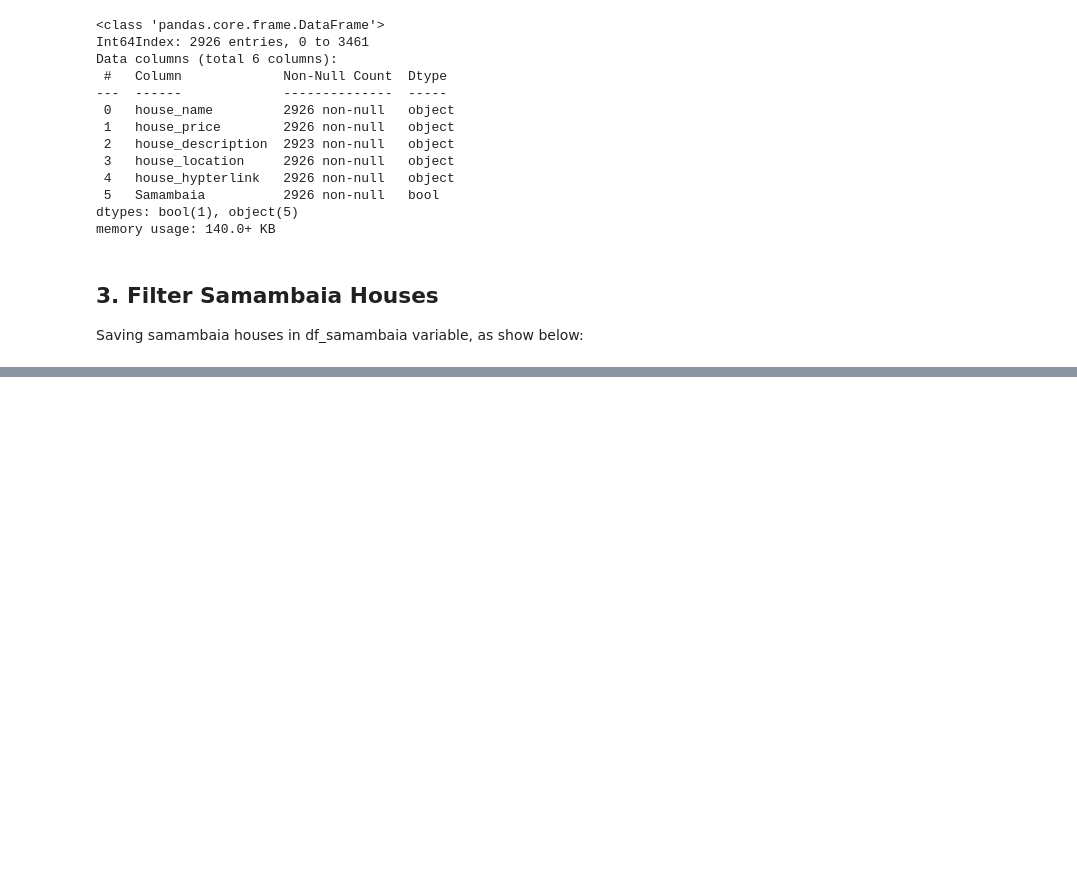
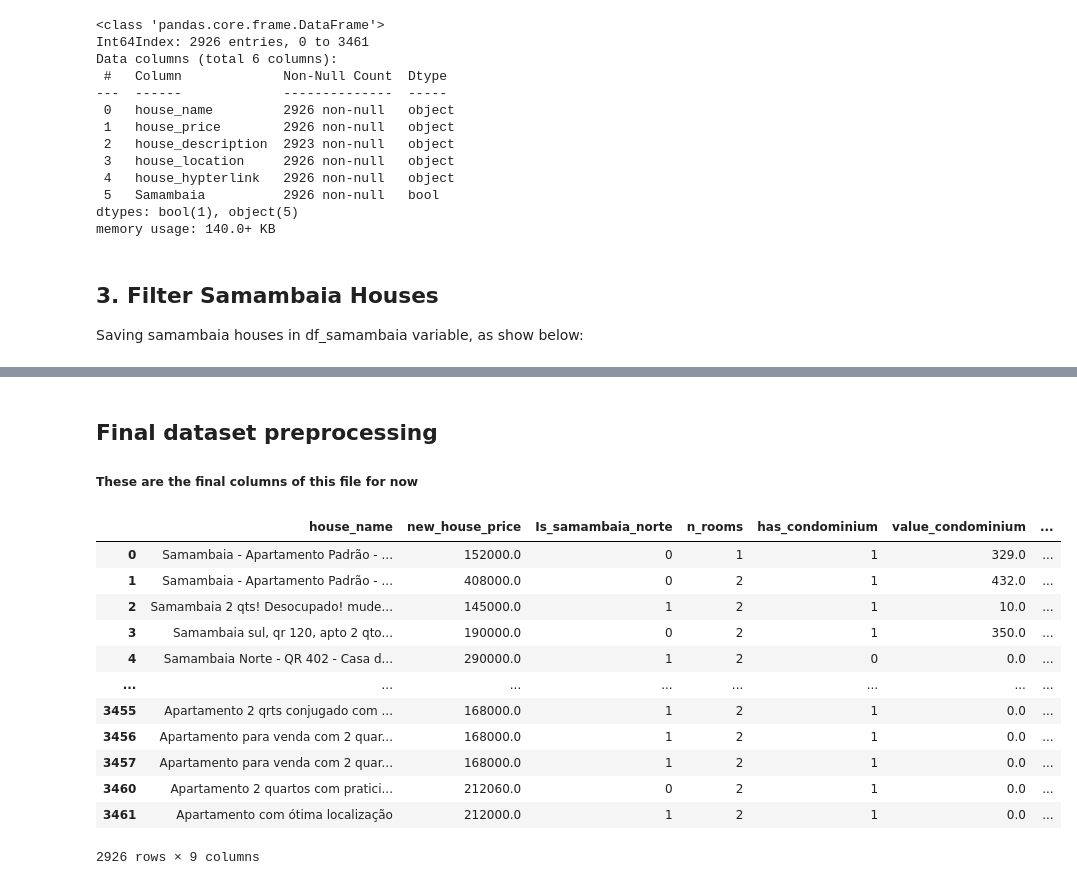
Before and after one commit to davi-santos/samambaia-house-price-prediction, a Jupyter notebook: Processing data.ipynb, the cells around one changed output, grey strips where cells are left out. Cells and saved outputs as stored; diff of their text form; code cells hidden in the pictures; blank space fills up the shorter version.

```diff
--- a/Processing data.ipynb
+++ b/Processing data.ipynb
@@ -107,0 +222,7 @@ df_samambaia.iloc[0:3, 2:3].values[0][0].split('\n')
+# %%
+df_samambaia['n_rooms'] = df_samambaia['house_description'].apply(get_number_rooms)
+df_samambaia['has_condominium'] = df_samambaia['house_description'].apply(has_condominium)
+df_samambaia['value_condominium'] = df_samambaia['house_description'].apply(get_condominium_value)
+df_samambaia['has_parking'] = df_samambaia['house_description'].apply(has_parking)
+df_samambaia['n_parking'] = df_samambaia['house_description'].apply(get_n_parking)
+df_samambaia['house_size'] = df_samambaia['house_description'].apply(get_house_size)
@@ -107,0 +244,7 @@ df_samambaia.iloc[0:3, 2:3].values[0][0].split('\n')
+# %%
+df_samambaia['new_house_price'] = df_samambaia['house_price'].apply(lambda x: float(x.split()[1].replace('.','')))
+df_samambaia['new_house_location'] = df_samambaia['house_location']\
+            .apply(lambda x: 'Samambaia norte' if 'Norte' in x else 'Samambaia sul')
+
+df_samambaia['Is_samambaia_norte'] = df_samambaia['house_location']\
+            .apply(lambda x: 1 if 'Norte' in x else 0)
@@ -107,0 +260,22 @@ df_samambaia.iloc[0:3, 2:3].values[0][0].split('\n')
+# %% [markdown]
+## Final dataset preprocessing
+
+##### These are the final columns of this file for now
+# %%
+final_columns = ['house_name', 'new_house_price', 'Is_samambaia_norte', 'n_rooms', 'has_condominium',
+                 'value_condominium', 'has_parking', 'n_parking','house_size', '']
+df_samambaia[final_columns]
+# %% [output]
+|  | house_name | new_house_price | Is_samambaia_norte | n_rooms | has_condominium | value_condominium | ... |
+| 0 | Samambaia - Apartamento Padrão - ... | 152000.0 | 0 | 1 | 1 | 329.0 | ... |
+| 1 | Samambaia - Apartamento Padrão - ... | 408000.0 | 0 | 2 | 1 | 432.0 | ... |
+| 2 | Samambaia 2 qts! Desocupado! mude... | 145000.0 | 1 | 2 | 1 | 10.0 | ... |
+| 3 | Samambaia sul, qr 120, apto 2 qto... | 190000.0 | 0 | 2 | 1 | 350.0 | ... |
+| 4 | Samambaia Norte - QR 402 - Casa d... | 290000.0 | 1 | 2 | 0 | 0.0 | ... |
+| ... | ... | ... | ... | ... | ... | ... | ... |
+| 3455 | Apartamento 2 qrts conjugado com ... | 168000.0 | 1 | 2 | 1 | 0.0 | ... |
+| 3456 | Apartamento para venda com 2 quar... | 168000.0 | 1 | 2 | 1 | 0.0 | ... |
+| 3457 | Apartamento para venda com 2 quar... | 168000.0 | 1 | 2 | 1 | 0.0 | ... |
+| 3460 | Apartamento 2 quartos com pratici... | 212060.0 | 0 | 2 | 1 | 0.0 | ... |
+| 3461 | Apartamento com ótima localização | 212000.0 | 1 | 2 | 1 | 0.0 | ... |
+2926 rows × 9 columns
```
Also changed, not shown: parts of 11 cells of this notebook, 1 other file.
